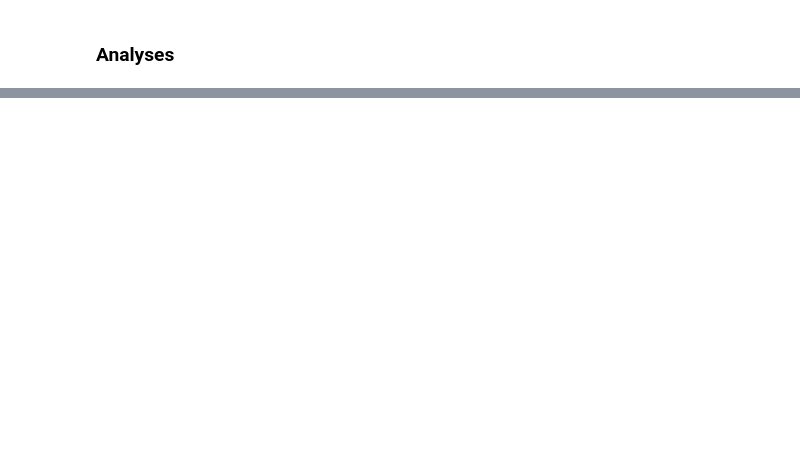
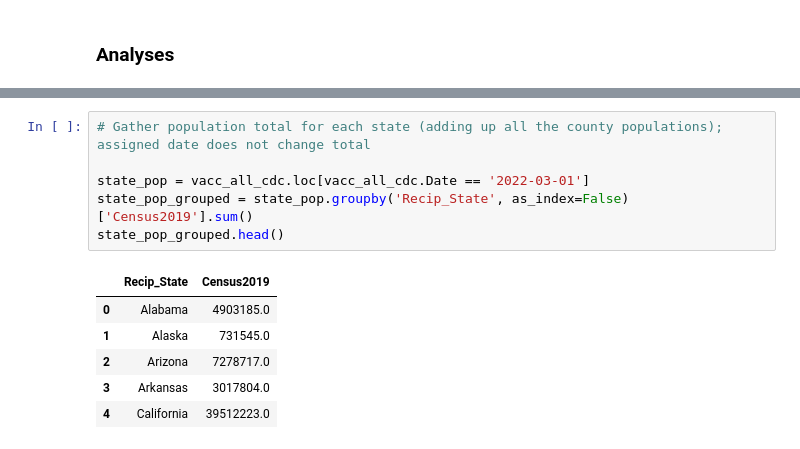
Before and after one commit to youribenadjaoud/mph-thesis, a Jupyter notebook: src/notebooks/domestic_exploration.ipynb, the cells around one changed output, grey strips where cells are left out. Drawn from its saved outputs; the diff is of its cells as text; blank space fills up the shorter version.

```diff
--- a/src/notebooks/domestic_exploration.ipynb
+++ b/src/notebooks/domestic_exploration.ipynb
@@ -128,0 +111,13 @@ state_pop_grouped.head()
+# %%
+# Gather population total for each state (adding up all the county populations); assigned date does not change total
+
+state_pop = vacc_all_cdc.loc[vacc_all_cdc.Date == '2022-03-01']
+state_pop_grouped = state_pop.groupby('Recip_State', as_index=False)['Census2019'].sum()
+state_pop_grouped.head()
+# %% [output]
+|  | Recip_State | Census2019 |
+| 0 | Alabama | 4903185.0 |
+| 1 | Alaska | 731545.0 |
+| 2 | Arizona | 7278717.0 |
+| 3 | Arkansas | 3017804.0 |
+| 4 | California | 39512223.0 |
```
Also changed, not shown: parts of 19 cells of this notebook.
